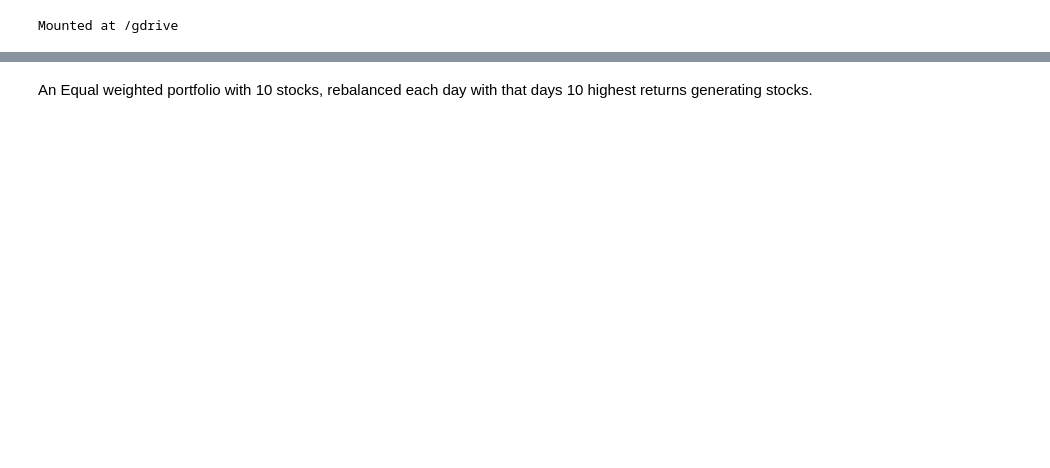
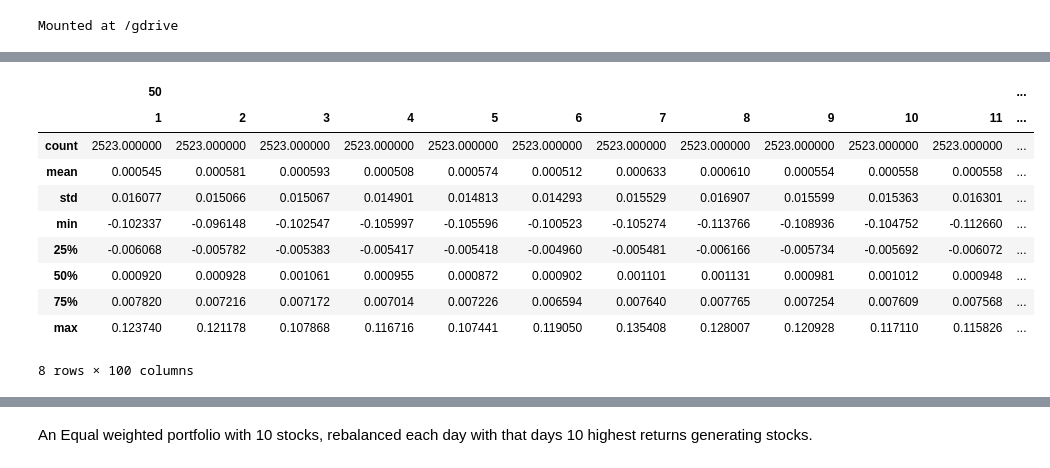
Before and after one commit to puneat/Algorithmic_Portfolio, a Jupyter notebook: Portfolio_Investment.ipynb, the cells around one changed output, grey strips where cells are left out. Cells and saved outputs as stored; diff of their text form; code cells hidden in the pictures; blank space fills up the shorter version.

```diff
--- a/Portfolio_Investment.ipynb
+++ b/Portfolio_Investment.ipynb
@@ -42,3 +262,55 @@ warnings.filterwarnings("ignore")
+# %%
+class PortfolioUniverse:
+  def __init__(self,investment_universe,position_list,number_of_sims):
+    self.investment_universe = investment_universe
+    self.position_list = position_list
+    self.number_of_sims = number_of_sims
+    self.portfolio_generation_mtxs = portfolio_generator(self.investment_universe,
+                                                         self.position_list,
+                                                         self.number_of_sims)
+
+    def get_number_of_different_positions(self):
+      return len(self.position_list)
+
+    self.number_of_different_positions = get_number_of_different_positions(self)
+
+    def get_number_of_portfolios(self):
+      return self.number_of_different_positions*self.number_of_sims
+
+    self.number_of_portfolios = get_number_of_portfolios(self)
+
+    self.weights = self.portfolio_generation_mtxs/self.portfolio_generation_mtxs.sum()
+
+    def get_pf_returns(self):
+      a = np.zeros(shape=(self.investment_universe.get_date_count(),self.number_of_portfolios))
+      pf_returns = pd.DataFrame(data=a,
+                                index=self.investment_universe.dates['Date'].values,
+                                columns=self.portfolio_generation_mtxs.columns)
+      for k in range(0,self.investment_universe.get_date_count()):
+        for i in range(0,number_of_sims):
+          #print(j,i)
+          pf_returns.iloc[k,i] = np.dot(self.weights.iloc[:,i],self.investment_universe.returns.iloc[k,:])
+      return pf_returns
+
+    self.returns = get_pf_returns(self)
+# %%
+num_sims = 100
+positions_list=[50]
+universe = InvestmentUniverse(data)
+pf_universe = PortfolioUniverse(universe, positions_list, num_sims)
+pf_universe.returns.describe()
+# %% [output]
+|  | 50 |  |  |  |  |  |  |  |  |  |  | ... |
+|  | 1 | 2 | 3 | 4 | 5 | 6 | 7 | 8 | 9 | 10 | 11 | ... |
+| count | 2523.000000 | 2523.000000 | 2523.000000 | 2523.000000 | 2523.000000 | 2523.000000 | 2523.000000 | 2523.000000 | 2523.000000 | 2523.000000 | 2523.000000 | ... |
+| mean | 0.000545 | 0.000581 | 0.000593 | 0.000508 | 0.000574 | 0.000512 | 0.000633 | 0.000610 | 0.000554 | 0.000558 | 0.000558 | ... |
+| std | 0.016077 | 0.015066 | 0.015067 | 0.014901 | 0.014813 | 0.014293 | 0.015529 | 0.016907 | 0.015599 | 0.015363 | 0.016301 | ... |
+| min | -0.102337 | -0.096148 | -0.102547 | -0.105997 | -0.105596 | -0.100523 | -0.105274 | -0.113766 | -0.108936 | -0.104752 | -0.112660 | ... |
+| 25% | -0.006068 | -0.005782 | -0.005383 | -0.005417 | -0.005418 | -0.004960 | -0.005481 | -0.006166 | -0.005734 | -0.005692 | -0.006072 | ... |
+| 50% | 0.000920 | 0.000928 | 0.001061 | 0.000955 | 0.000872 | 0.000902 | 0.001101 | 0.001131 | 0.000981 | 0.001012 | 0.000948 | ... |
+| 75% | 0.007820 | 0.007216 | 0.007172 | 0.007014 | 0.007226 | 0.006594 | 0.007640 | 0.007765 | 0.007254 | 0.007609 | 0.007568 | ... |
+| max | 0.123740 | 0.121178 | 0.107868 | 0.116716 | 0.107441 | 0.119050 | 0.135408 | 0.128007 | 0.120928 | 0.117110 | 0.115826 | ... |
+8 rows × 100 columns
 # %%
 def read_price_data(idx):
   open = pd.read_csv('/gdrive/My Drive/UBS/S&P500/data/open_price.csv')
```
Also changed, not shown: parts of 33 cells of this notebook.
